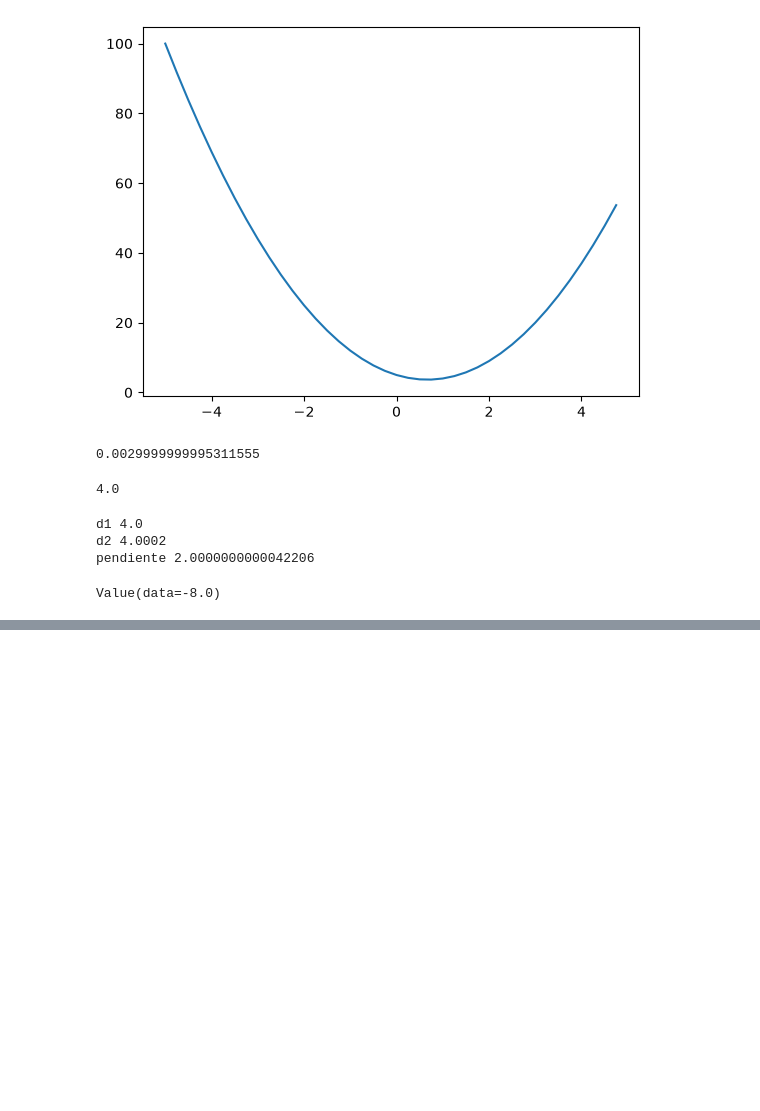
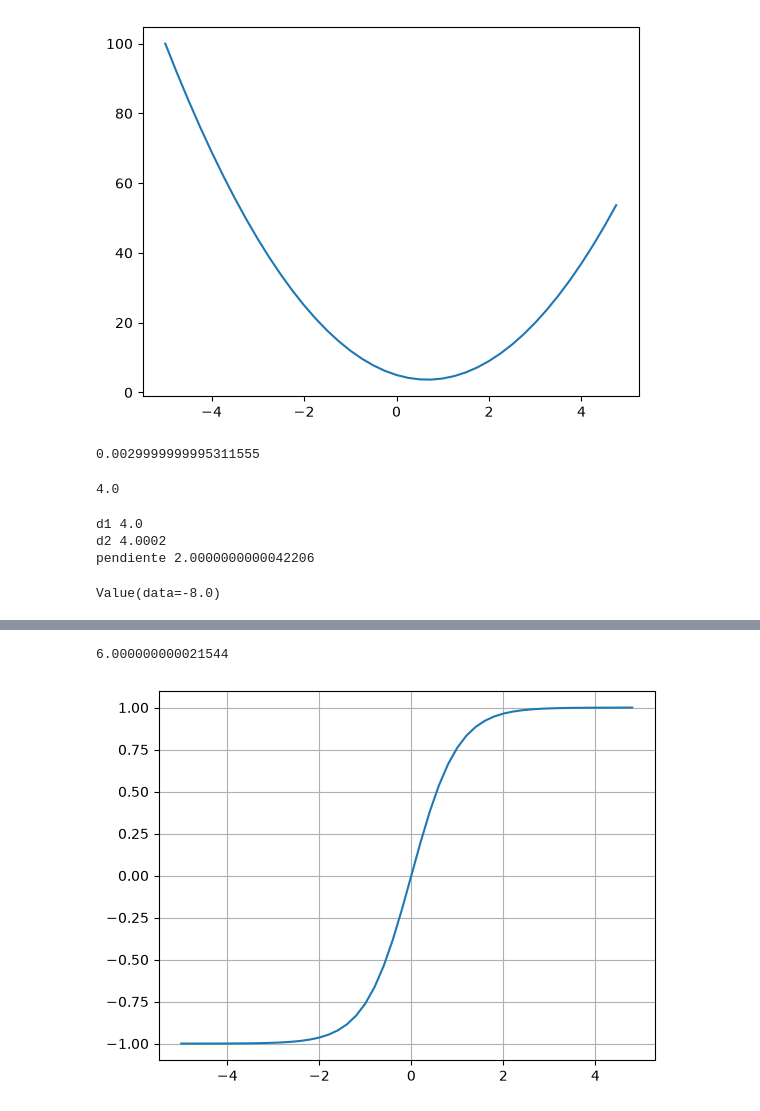
Before and after one commit to NicolasPazos123/mini-llm-desde-cero, a Jupyter notebook: 01-red-neuronal/micrograd/micrograd.ipynb, the cells around one changed output, grey strips where cells are left out. Cells and saved outputs as stored; diff of their text form; code cells hidden in the pictures; blank space fills up the shorter version.

```diff
--- a/01-red-neuronal/micrograd/micrograd.ipynb
+++ b/01-red-neuronal/micrograd/micrograd.ipynb
@@ -95,0 +120,17 @@ L | data=-8.0 | grad=0.0  (nació de '*')
+# %%
+def calcular_L(a_val):
+    a = Value(a_val)
+    b = Value(-3.0)
+    c = Value(10.0)
+    f = Value(-2.0)
+    return ((a*b + c) * f).data
+
+h = 0.0001
+(calcular_L(2.0 + h) - calcular_L(2.0)) / h
+# %% [output]
+6.000000000021544
+# %%
+plt.plot(np.arange(-5, 5, 0.2), np.tanh(np.arange(-5, 5, 0.2)))
+plt.grid()
+# %% [output]
+[figure, added]
```
Also changed, not shown: parts of 5 cells of this notebook.
